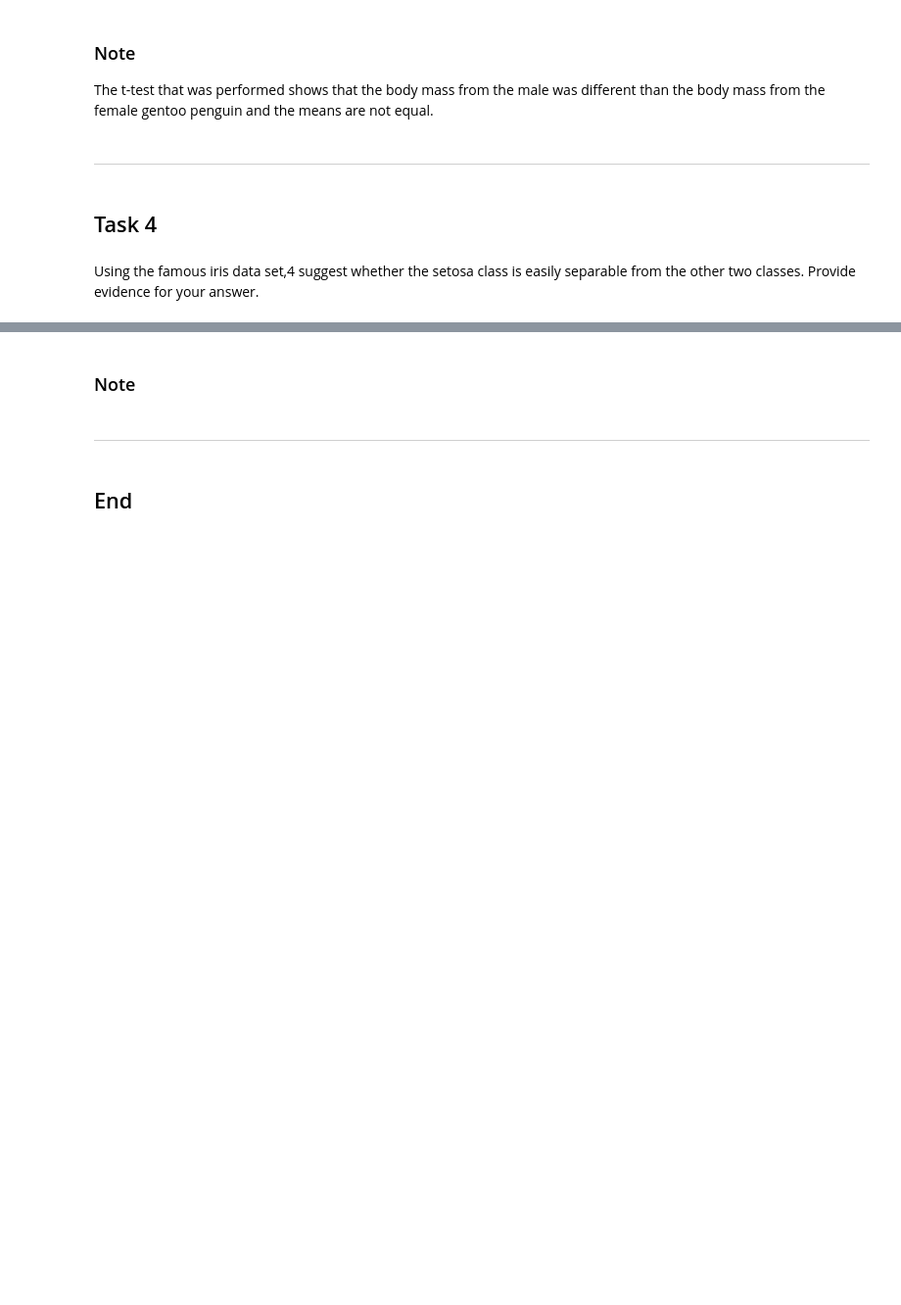
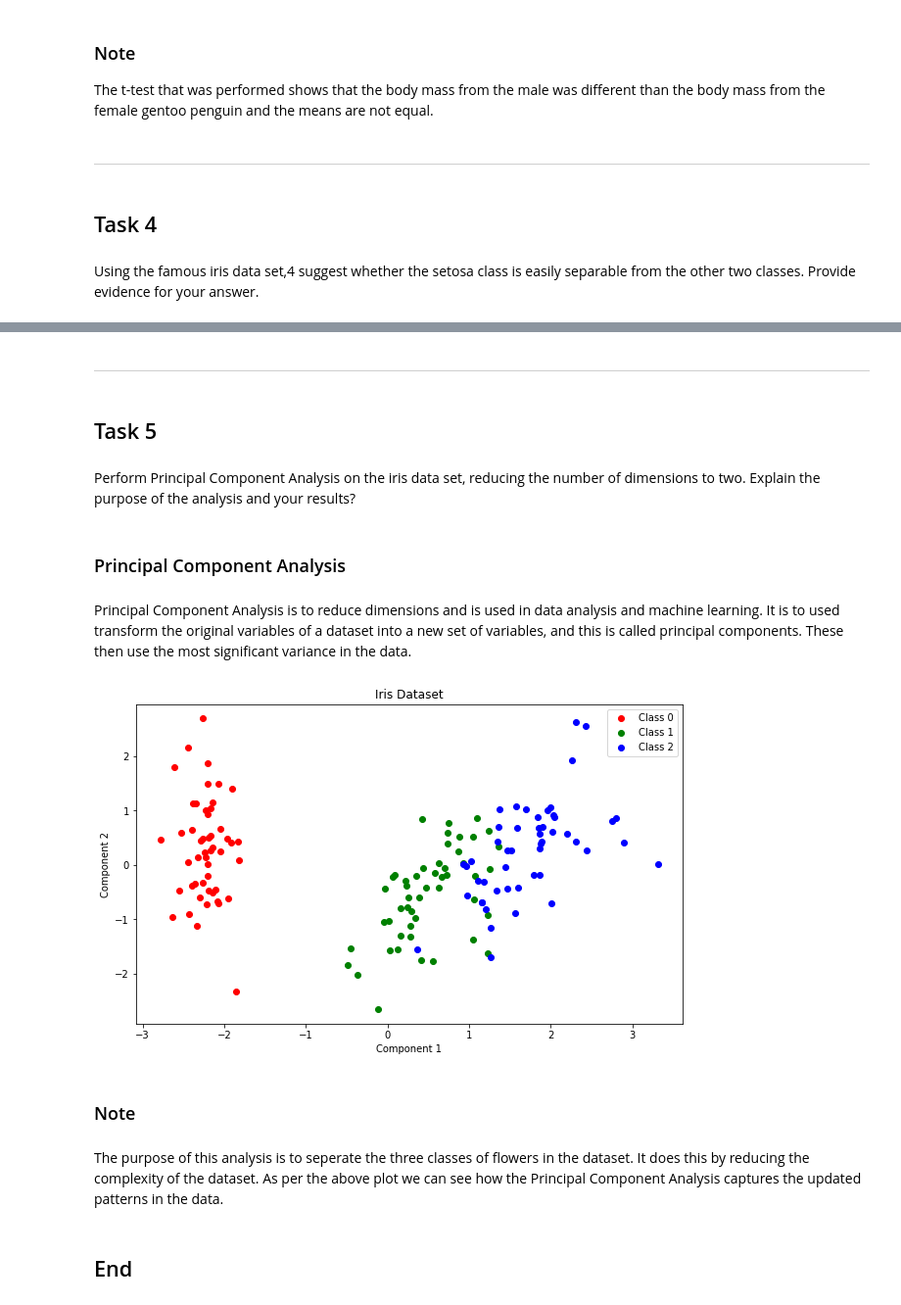
Before and after one commit to Ginafenn/Machine-Learning-Statistics, a Jupyter notebook: tasks.ipynb, the cells around one changed output, grey strips where cells are left out. Shown at 98% size. Saved outputs shown, nothing was run; the diff lists cells and outputs as text; code cells hidden in the pictures; blank space fills up the shorter version.

Commit message:
Add task 5

```diff
--- a/tasks.ipynb
+++ b/tasks.ipynb
@@ -386,6 +493,46 @@ Using the famous iris data set,4 suggest whether the setosa class is easily sepa
+# %% [markdown]
+----------
+# %% [markdown]
+## Task 5
+# %% [markdown]
+Perform Principal Component Analysis on the iris data set, reducing the number of dimensions to two. Explain the purpose of the analysis and your results?
+# %% [markdown]
+### Principal Component Analysis
+# %% [markdown]
+Principal Component Analysis is to reduce dimensions and is used in data analysis and machine learning. It is to used transform the original variables of a dataset into a new set of variables, and this is called principal components.  These then use the most significant variance in the data.
+# %%
+# Standardize the data
+scaler = StandardScaler()
+data_scaled = scaler.fit_transform(iris_data)
+
+# Perform PCA
+pca = PCA(n_components=2)  # Reduce to 2 dimensions
+principal_components = pca.fit_transform(data_scaled)
+
+# Create a DataFrame for the reduced dataset
+df_pca = pd.DataFrame(principal_components, columns=['PC1', 'PC2'])
+df_pca['Target'] = iris_target
+# %%
+# Visualize the reduced dataset
+plt.figure(figsize=(10, 6))
+targets = [0, 1, 2]
+colors = ['r', 'g', 'b']
+for target, color in zip(targets, colors):
+    indices_to_keep = df_pca['Target'] == target
+    plt.scatter(df_pca.loc[indices_to_keep, 'PC1'],
+                df_pca.loc[indices_to_keep, 'PC2'],
+                c=color,
+                label=f'Class {target}')
+plt.xlabel('Component 1')
+plt.ylabel('Component 2')
+plt.legend()
+plt.title('Iris Dataset')
+plt.show()
+# %% [output]
+[figure, added]
 # %% [markdown]
 ### Note
-# %% [markdown]
-----------
+# %% [markdown]
+The purpose of this analysis is to seperate the three classes of flowers in the dataset. It does this by reducing the complexity of the dataset. As per the above plot we can see how the Principal Component Analysis captures the updated patterns in the data.
 # %% [markdown]
 ## End
```
Also changed, not shown: parts of 8 cells of this notebook, 2 other files.
